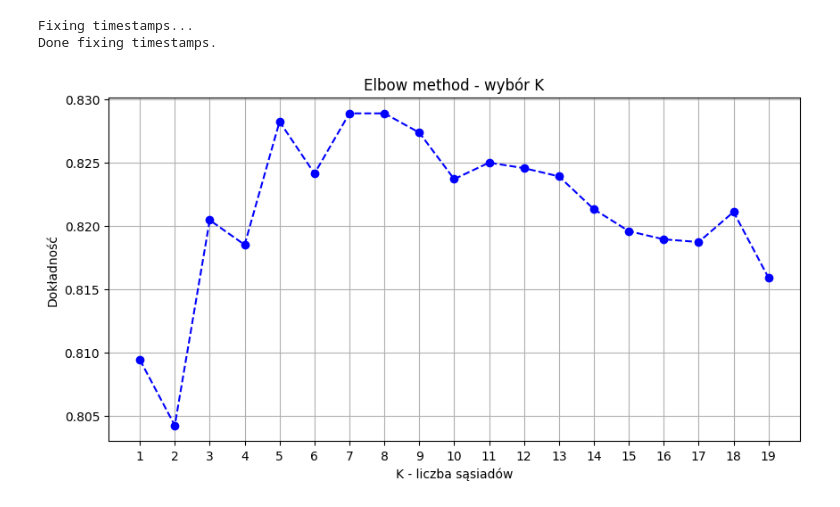
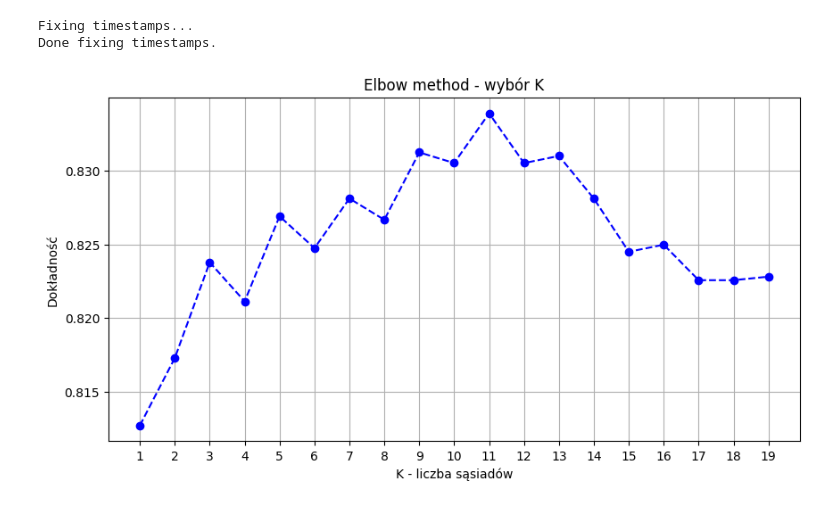
Before and after one commit to MetaMotionPPWID/metamotion-ml, a Jupyter notebook: KNN/knn_data_training.ipynb, the cells around one changed output. Saved outputs shown, nothing was run; the diff lists cells and outputs as text; code cells hidden in the pictures.

```diff
--- a/KNN/knn_data_training.ipynb
+++ b/KNN/knn_data_training.ipynb
@@ -53,7 +53,7 @@ def extract_features(window_df):
 # inicjalizacja procesora danych
 data_processor = TimeWindowSegmenter(
   df_path="wsidm.parquet",
-  window_size=10,   # 10 sekund
+  window_size=30,   # 10 sekund
   step_size=10,     # 10 sekund - ramki się nie pokrywają w danych
 )
 
@@ -70,31 +70,31 @@ for window in data_processor.segment():
 X = np.array(X)
 y = np.array(y)
 
 # normalizacja
 scaler = StandardScaler()
 X_scaled = scaler.fit_transform(X)
 
 # cross walidacja dla stabilizacji wyników
 k_values = list(range(1, 20))
 accuracies = []
 
 for k in k_values:
     knn = KNeighborsClassifier(n_neighbors=k, metric='euclidean')
 
     cv_accuracies = cross_val_score(knn, X_scaled, y, cv=5, scoring='accuracy')
 
     accuracies.append(cv_accuracies.mean())
 
 # rysowanie wykresu
 plt.figure(figsize=(10, 5))
 plt.plot(k_values, accuracies, marker='o', linestyle='dashed', color='b')
 plt.xlabel("K - liczba sąsiadów")
 plt.ylabel("Dokładność")
 plt.title("Elbow method - wybór K")
 plt.xticks(k_values)
 plt.grid()
 plt.show()
 # %% [output]
 Fixing timestamps...
 Done fixing timestamps.
-[figure, old version]
+[figure, new version]
```
Also changed, not shown: 2 other files.
